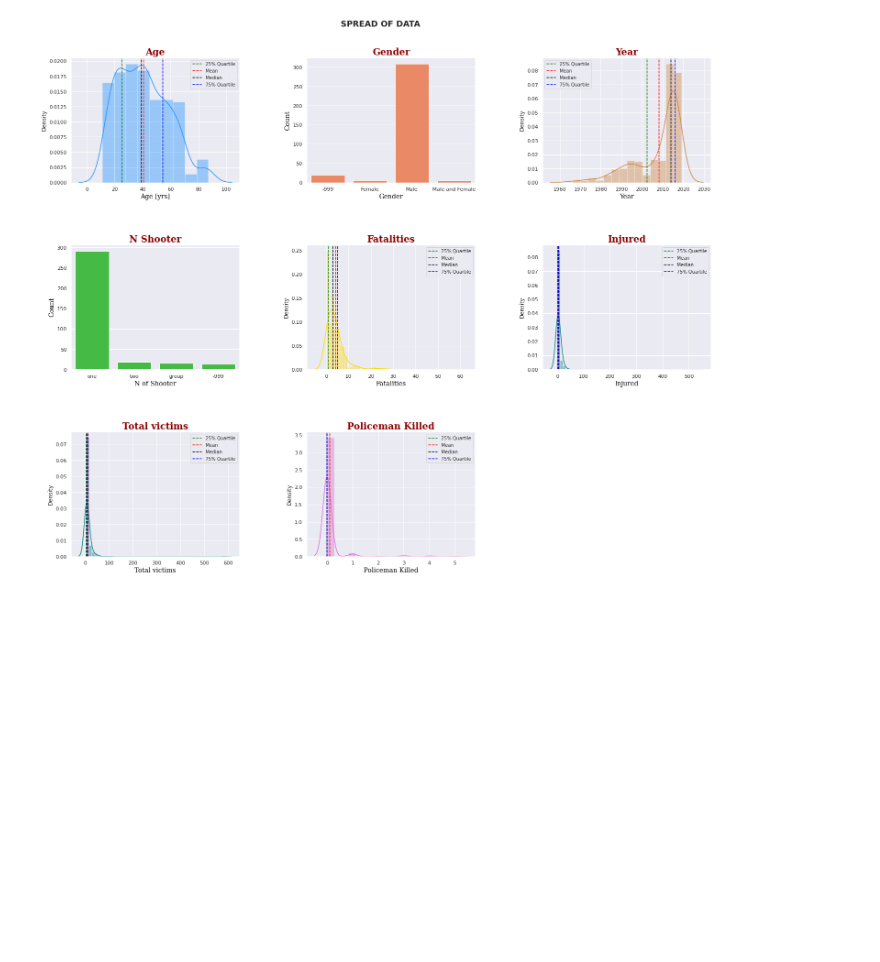
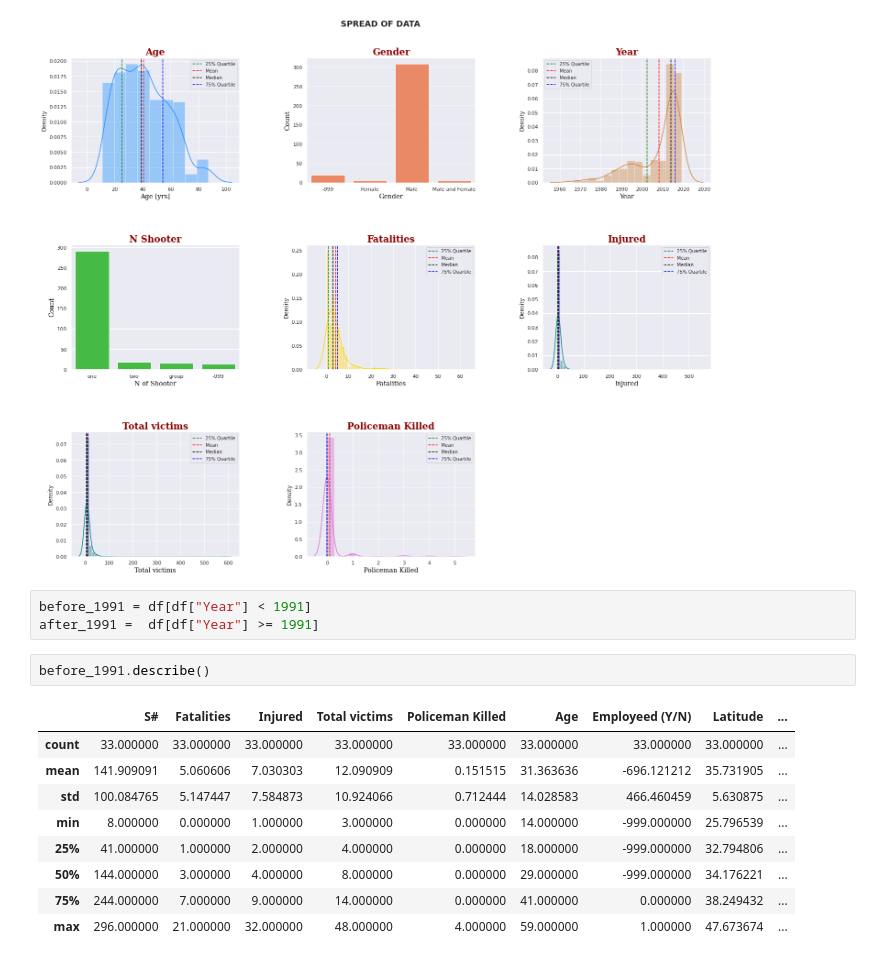
Before and after one commit to Antonio-Martinez-Sanchez/Capstone-Thinkful-Excel, a Jupyter notebook: Final_Capstone_Thinkful.ipynb, the cells around one changed output. Drawn from its saved outputs; the diff is of its cells as text; blank space fills up the shorter version.

```diff
--- a/Final_Capstone_Thinkful.ipynb
+++ b/Final_Capstone_Thinkful.ipynb
@@ -601,3 +616,18 @@ ax7.set_xlabel('Policeman Killed', fontdict=axlab_dict);
 ax7.legend(fontsize=10);
 # %% [output]
 [figure]
+# %%
+before_1991 = df[df["Year"] < 1991]
+after_1991 =  df[df["Year"] >= 1991]
+# %%
+before_1991.describe()
+# %% [output]
+|  | S# | Fatalities | Injured | Total victims | Policeman Killed | Age | Employeed (Y/N) | Latitude | ... |
+| count | 33.000000 | 33.000000 | 33.000000 | 33.000000 | 33.000000 | 33.000000 | 33.000000 | 33.000000 | ... |
+| mean | 141.909091 | 5.060606 | 7.030303 | 12.090909 | 0.151515 | 31.363636 | -696.121212 | 35.731905 | ... |
+| std | 100.084765 | 5.147447 | 7.584873 | 10.924066 | 0.712444 | 14.028583 | 466.460459 | 5.630875 | ... |
+| min | 8.000000 | 0.000000 | 1.000000 | 3.000000 | 0.000000 | 14.000000 | -999.000000 | 25.796539 | ... |
+| 25% | 41.000000 | 1.000000 | 2.000000 | 4.000000 | 0.000000 | 18.000000 | -999.000000 | 32.794806 | ... |
+| 50% | 144.000000 | 3.000000 | 4.000000 | 8.000000 | 0.000000 | 29.000000 | -999.000000 | 34.176221 | ... |
+| 75% | 244.000000 | 7.000000 | 9.000000 | 14.000000 | 0.000000 | 41.000000 | 0.000000 | 38.249432 | ... |
+| max | 296.000000 | 21.000000 | 32.000000 | 48.000000 | 4.000000 | 59.000000 | 1.000000 | 47.673674 | ... |
```
Also changed, not shown: parts of 10 cells of this notebook.
